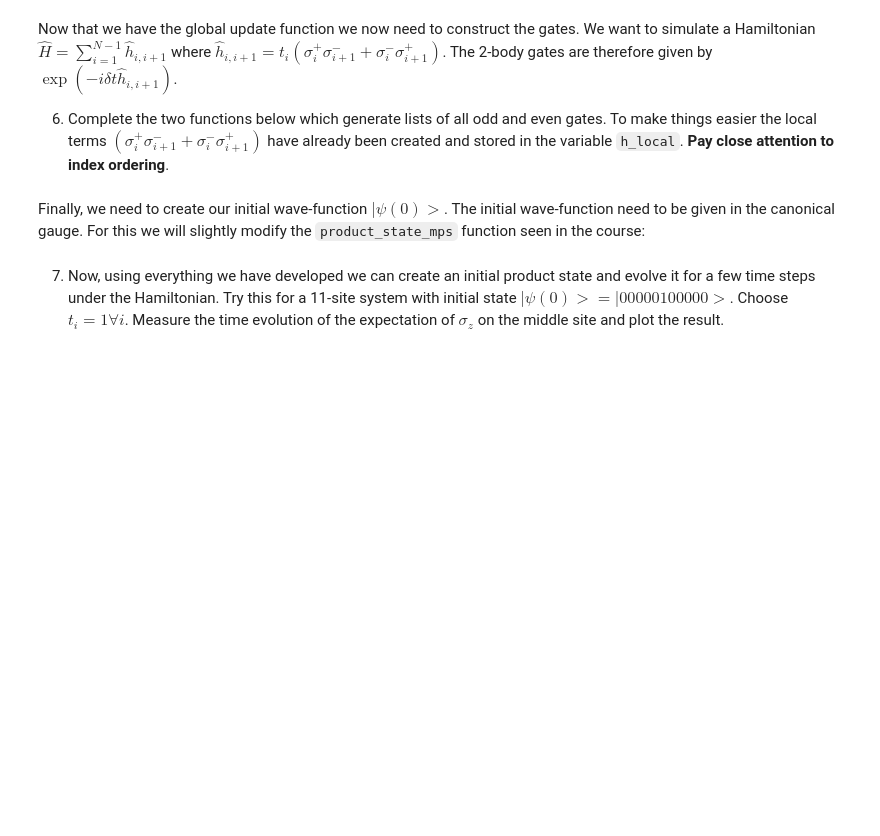
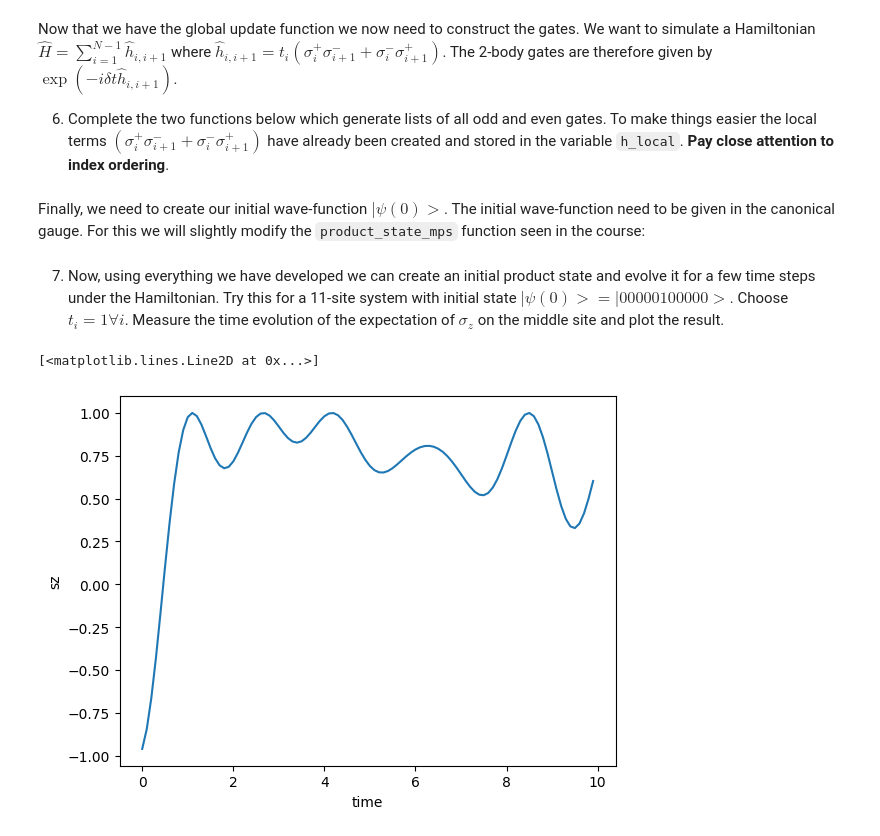
Before and after one commit to angusdunnett/epita_quantum, a Jupyter notebook: TN Assessment.ipynb, the cells around one changed output. Drawn from its saved outputs; the diff is of its cells as text; code cells hidden in the pictures; blank space fills up the shorter version.

```diff
--- a/TN Assessment.ipynb
+++ b/TN Assessment.ipynb
@@ -209,6 +258,7 @@ Now that we have the global update function we now need to construct the gates.
 
 6. Complete the two functions below which generate lists of all odd and even gates. To make things easier the local terms $(\sigma^{+}_i\sigma^{-}_{i+1} + \sigma^{-}_i\sigma^{+}_{i+1})$ have already been created and stored in the variable `h_local`. **Pay close attention to index ordering**.
 # %%
+import scipy as sp
 sigma_p = np.array([[0, 0], [1, 0]])
 sigma_n = np.array([[0, 1], [0, 0]])
 h_local = np.outer(sigma_p, sigma_n) + np.outer(sigma_n, sigma_p)
@@ -226,7 +276,9 @@ def make_odd_gates(
     Returns:
         A list of order-4 tensors.
     """
-    pass
+    # !!!!! We need the exponential of an *operator* here, hence we must use scipy.linalg.expm
+    # and not numpy.exp, numpy.exp computes the element-wise exponential !!!!!
+    return [np.reshape(sp.linalg.expm(-1j * delta_t * t * h_local), [2, 2, 2, 2]) for t in hopping_coefficients[1:-1:2]]
 # %%
 def make_even_gates(
     hopping_coefficients: list,
@@ -242,7 +294,7 @@ def make_even_gates(
     Returns:
          A list of order-4 tensors.
     """
-    pass
+    return [np.reshape(sp.linalg.expm(-1j * delta_t * t * h_local), [2, 2, 2, 2]) for t in hopping_coefficients[0:-1:2]]
 # %% [markdown]
 Finally, we need to create our initial wave-function $|\psi(0)>$. The initial wave-function need to be given in the canonical gauge. For this we will slightly modify the `product_state_mps` function seen in the course:
 # %%
@@ -265,0 +339,28 @@ def product_state_mps(state: list) -> Tuple[list, list]:
+# %%
+nsites = 11
+delta_t = 0.1
+num_steps = 100
+max_bond_dimension = 4
+
+sx, sy, sz = np.array([[0, 1], [1, 0]]), np.array([[0, -1j], [1j, 0]]), np.array([[1, 0], [0, -1]])
+
+hopping_coefficients = list(repeat(1, nsites))
+even_gates = make_even_gates(hopping_coefficients, delta_t)
+odd_gates = make_odd_gates(hopping_coefficients, delta_t)
+
+initial_state = list(repeat([1, 0], nsites))
+initial_state[nsites // 2] = [0, 1]
+psi = product_state_mps(initial_state)
+# %%
+exp_sz = []
+for step in range(num_steps):
+    psi = global_update(*psi, odd_gates, even_gates, max_bond_dimension)
+    exp_sz.append(np.real(measure_one_site_operator(*psi, sz, 5)))
+# %%
+import matplotlib.pyplot as plt
+plt.xlabel("time")
+plt.ylabel("sz")
+plt.plot([i*delta_t for i in range(num_steps)], exp_sz)
+# %% [output]
+[<matplotlib.lines.Line2D at 0x...>]
+[figure, added]
```
Also changed, not shown: parts of 17 cells of this notebook, 5 other files.
